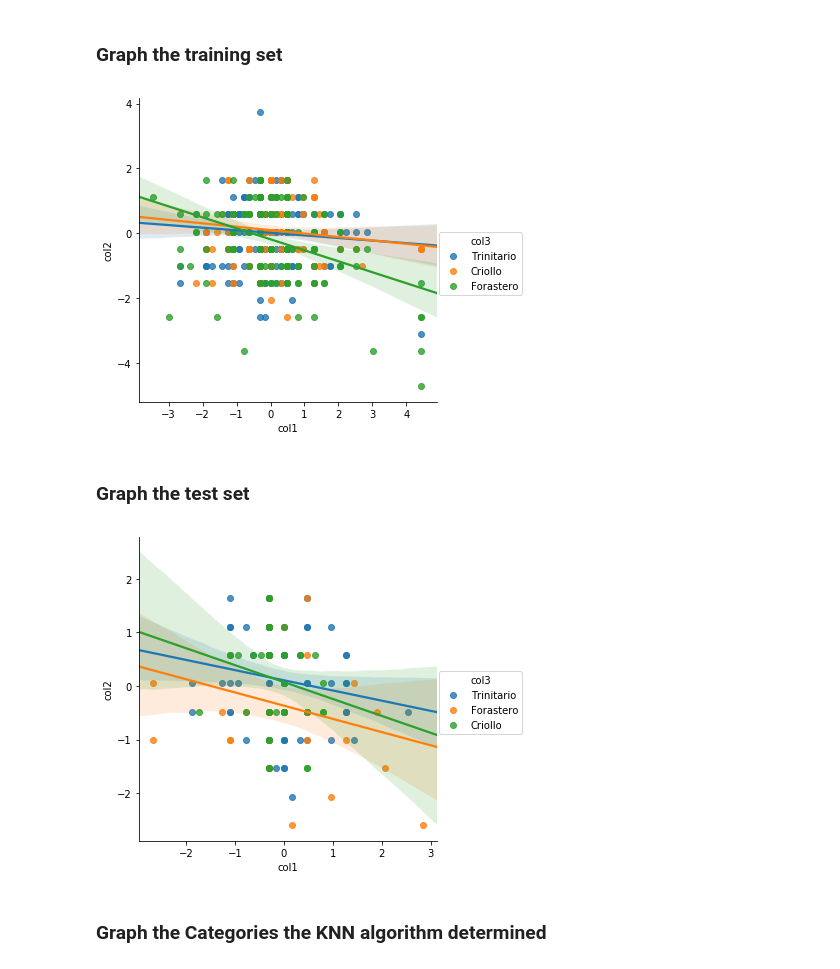
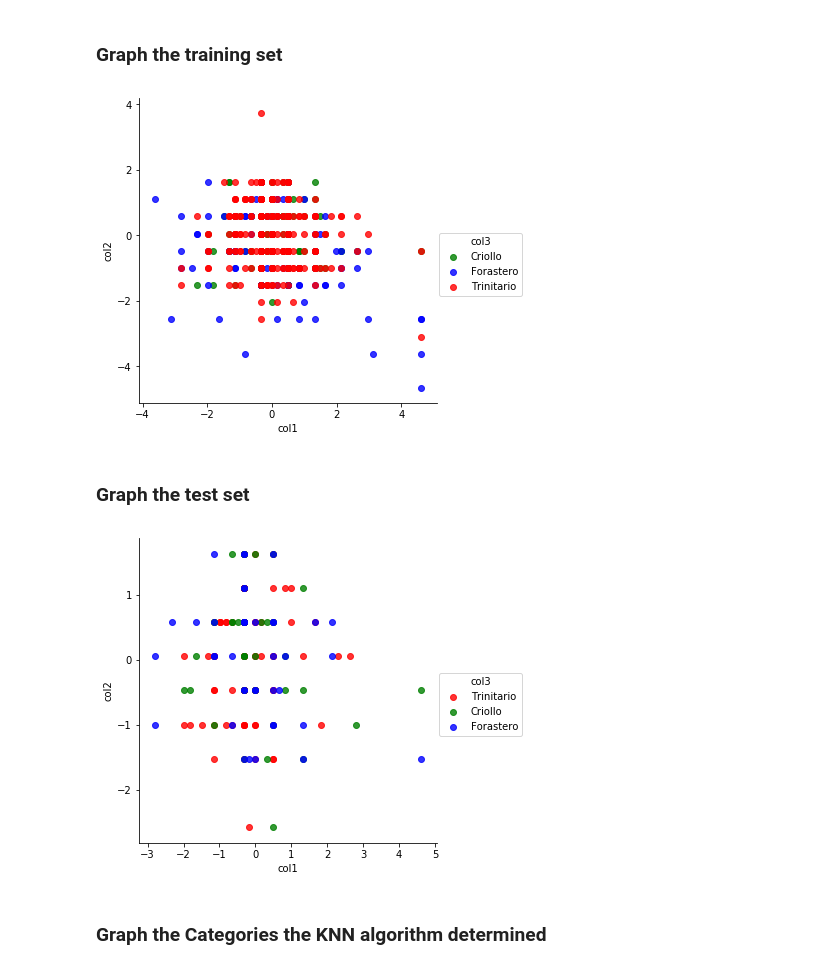
Before and after one commit to MissManaphy/HW3-Final-Project, a Jupyter notebook: FinalProjectCacao.ipynb, the cells around one changed output. Saved outputs shown, nothing was run; the diff lists cells and outputs as text; code cells hidden in the pictures.

```diff
--- a/FinalProjectCacao.ipynb
+++ b/FinalProjectCacao.ipynb
@@ -463,18 +446,18 @@ scatter = sns.lmplot(x = 'CocoaPerc', y = 'Rating', data = cacao2, hue = 'GenBea
 d = {'col1': X_train[:,0], 'col2': X_train[:,1], 'col3': Y_train}
 df = pd.DataFrame(data = d)
 df = df[df['col3'] != 'Other']
-scatter = sns.lmplot(x = 'col1', y = 'col2', data = df, hue = 'col3')
+scatter = sns.lmplot(x = 'col1', y = 'col2', data = df, hue = 'col3', fit_reg = False, palette=dict(Criollo="g", Forastero ="b", Trinitario="r"))
 # %% [output]
-[figure, old version]
+[figure, new version]
 # %% [markdown]
 ### Graph the test set
 # %%
 d = {'col1': X_test[:,0], 'col2': X_test[:,1], 'col3': Y_test}
 df = pd.DataFrame(data = d)
 df = df[df['col3'] != 'Other']
-scatter = sns.lmplot(x = 'col1', y = 'col2', data = df, hue = 'col3')
+scatter = sns.lmplot(x = 'col1', y = 'col2', data = df, hue = 'col3', fit_reg = False, palette=dict(Criollo="g", Forastero ="b", Trinitario="r"))
 # %% [output]
-[figure, old version]
+[figure, new version]
 # %% [markdown]
 ### Graph the Categories the KNN algorithm determined
 # %%
```
Also changed, not shown: parts of 13 cells of this notebook.
